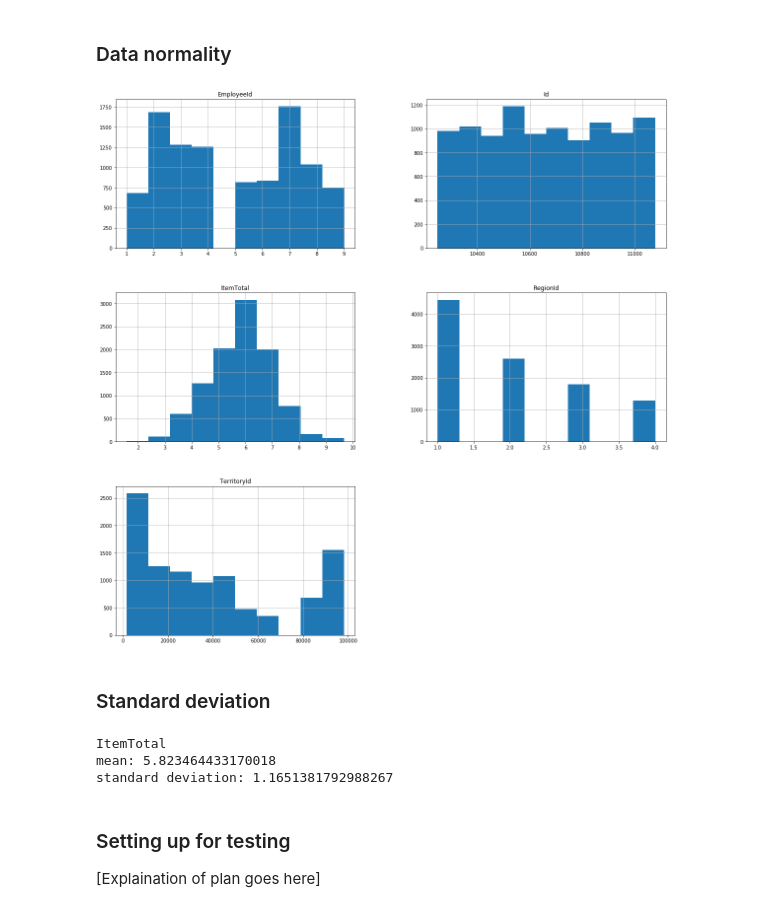
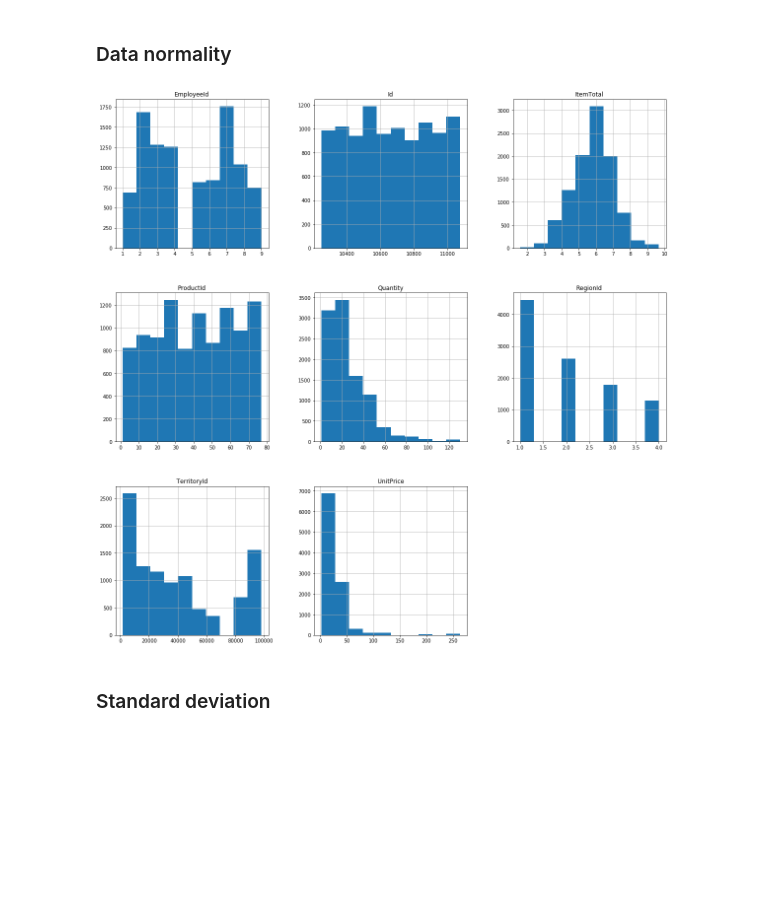
Before and after one commit to eannefawcett/Northwind-Database-Exploration, a Jupyter notebook: Region Performance.ipynb, the cells around one changed output. Cells and saved outputs as stored; diff of their text form; code cells hidden in the pictures; blank space fills up the shorter version.

Commit message:
graph images and final touches for pres

```diff
--- a/Region Performance.ipynb
+++ b/Region Performance.ipynb
@@ -290,6 +320,7 @@ df.hist(figsize=(20,20));
 # %%
-df['ItemTotal'] = df['ItemTotal'].map(lambda x: np.log(x))
-df.ItemTotal.hist()
+log = df.copy(deep=True)
+log['ItemTotal'] = df['ItemTotal'].map(lambda x: np.log(x))
+log.ItemTotal.hist()
 # %% [output]
 <matplotlib.axes._subplots.AxesSubplot at 0x...>
 [figure]
@@ -314,21 +345,8 @@ Below is the model after scrubbing and exploring have been managed, let's see wh
 ### Data normality
 # %%
 # visual/code for data normality
-df.hist(figsize=(20,20));
+log.hist(figsize=(20,20));
 # %% [output]
-[figure, old version]
+[figure, new version]
 # %% [markdown]
 ### Standard deviation
-# %%
-# standard deviation for target variable
-print('ItemTotal')
-print('mean: ' + str(mean(df['ItemTotal'])))
-print('standard deviation: ' + str(std(df['ItemTotal'])))
-# %% [output]
-ItemTotal
-mean: 5.823464433170018
-standard deviation: 1.1651381792988267
-# %% [markdown]
-### Setting up for testing
-
-[Explaination of plan goes here]
```
Also changed, not shown: parts of 121 cells of this notebook, 9 other files.
